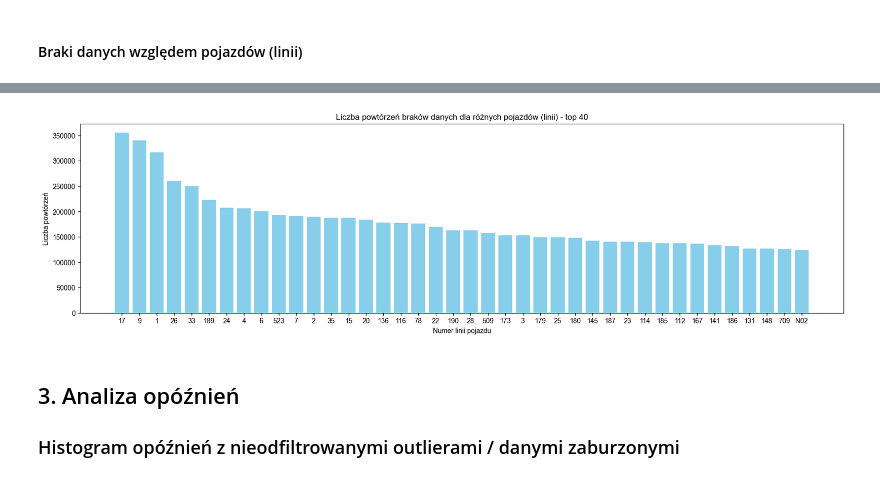
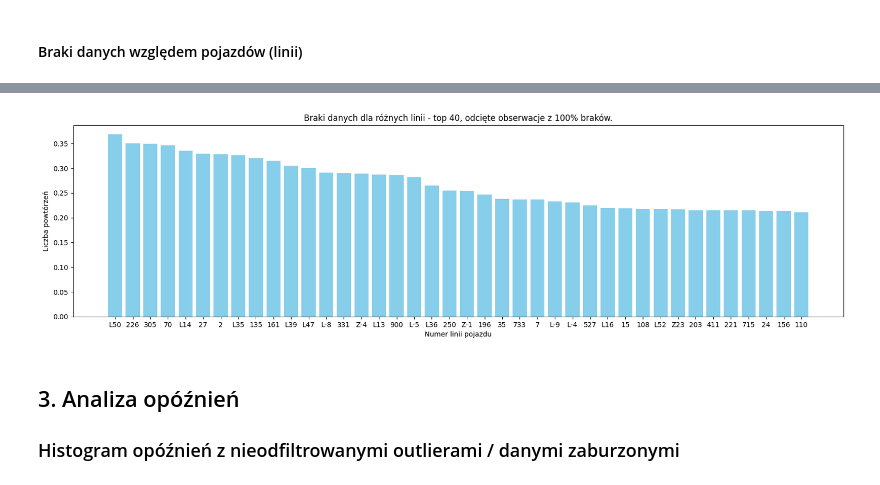
Before and after one commit to hoanganhlinh/praca-inzynierska, a Jupyter notebook: EDA.ipynb, the cells around one changed output, grey strips where cells are left out. Saved outputs shown, nothing was run; the diff lists cells and outputs as text; code cells hidden in the pictures.

Commit message:
add update EDA: missing data #4

```diff
--- a/EDA.ipynb
+++ b/EDA.ipynb
@@ -418,10 +634,10 @@ stop_times_df
 # %%
-final_missingval_merge['arrival_time_y'] = pd.to_datetime(final_missingval_merge['arrival_time_y'], format='%H:%M:%S', errors='coerce')
-plt.hist(final_missingval_merge['arrival_time_y'].dt.hour, bins=24, edgecolor='black')
-plt.title('Histogram godzin przyjazdów')
-plt.xlabel('Godzina')
-plt.ylabel('Liczba przyjazdów')
-plt.show()
+# final_missingval_merge['arrival_time_y'] = pd.to_datetime(final_missingval_merge['arrival_time_y'], format='%H:%M:%S', errors='coerce')
+# plt.hist(final_missingval_merge['arrival_time_y'].dt.hour, bins=24, edgecolor='black')
+# plt.title('Histogram godzin przyjazdów')
+# plt.xlabel('Godzina')
+# plt.ylabel('Liczba przyjazdów')
+# plt.show()
 # %% [output]
 [figure]
 # %% [markdown]
@@ -445,0 +661,14 @@ summary.head(10)
+# %%
+tmp = final_missingval_merge.copy()
+tmp['is_missing'] = tmp['arrival_time_y'].isnull().astype(int)
+
+tmp = tmp.groupby(['route_short_name']).agg(
+    num_rows=('is_missing', 'count'),
+    num_missing_vals=('is_missing', 'sum')
+).reset_index()
+
+tmp['ratio'] = tmp['num_missing_vals'] / tmp['num_rows']
+
+tmp = tmp.sort_values(by='ratio', ascending=False)
+
+tmp
@@ -445,0 +749,4 @@ summary.head(10)
+# %%
+tmp3 = tmp[tmp['ratio']<0.4]
+tmp3 = tmp3.head(40)
+tmp3.head(10)
@@ -446,12 +765,12 @@ summary.head(10)
 # %%
 plt.figure(figsize=(20, 5))
-plt.bar(summary['route_short_name'], summary['count'], color='skyblue')
-plt.title('Liczba powtórzeń braków danych dla różnych pojazdów (linii) - top 40')
+plt.bar(tmp3['route_short_name'], tmp3['ratio'], color='skyblue')
+plt.title('Braki danych dla różnych linii - top 40, odcięte obserwacje z 100% braków.')
 plt.xlabel('Numer linii pojazdu')
 plt.ylabel('Liczba powtórzeń')
 plt.show()
 # %% [output]
-[figure, old version]
+[figure, new version]
 # %% [markdown]
 ## 3. Analiza opóźnień
 
```
Also changed, not shown: parts of 27 cells of this notebook.
